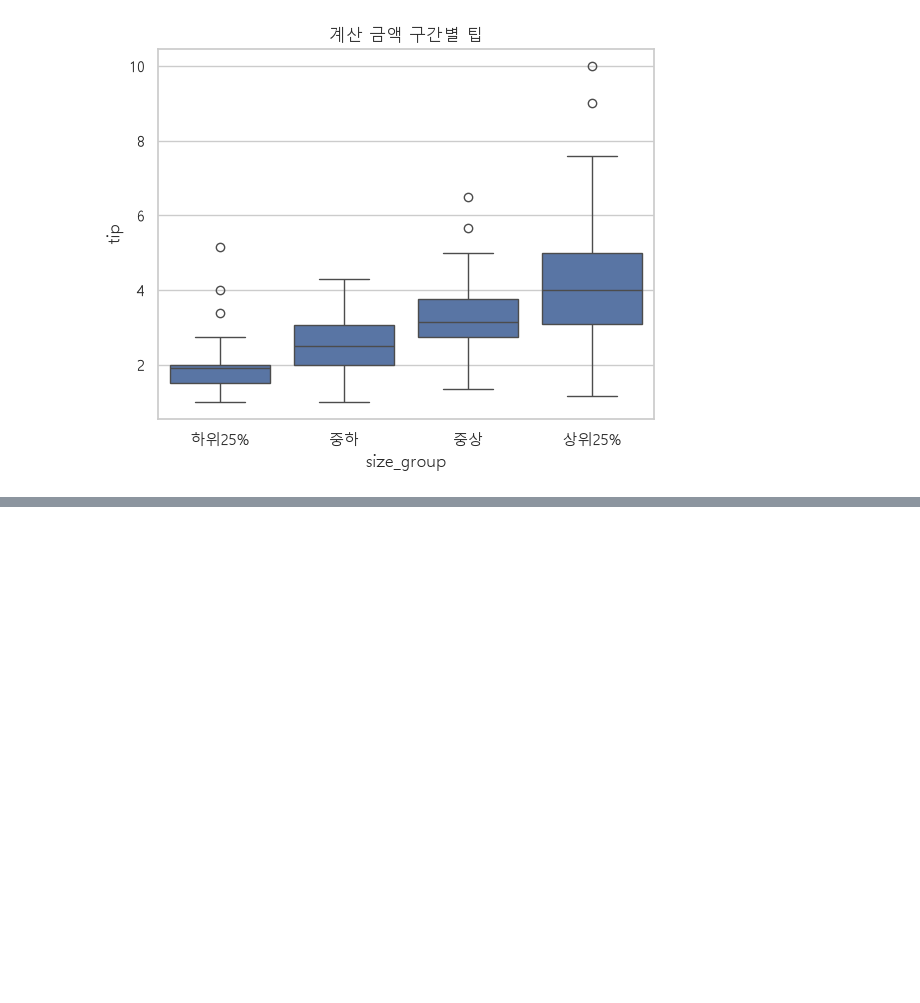
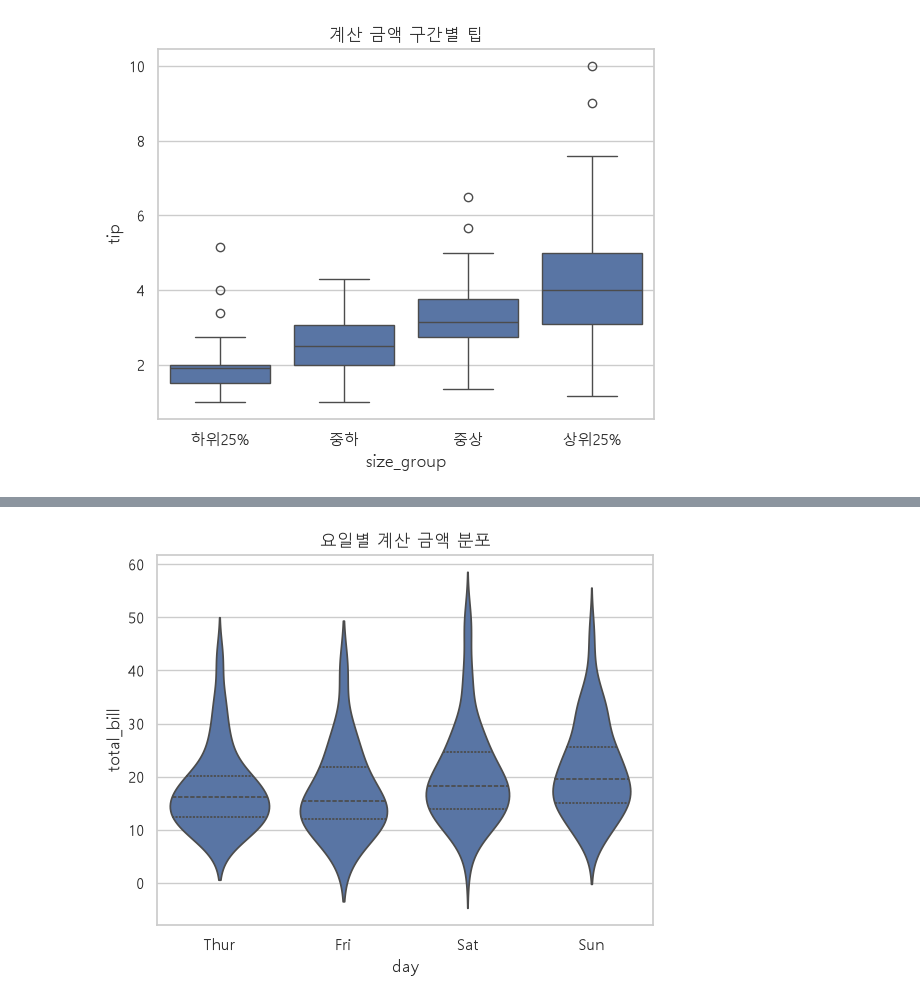
Before and after one commit to ChaeYeongJi/18_r, a Jupyter notebook: 01.ipynb, the cells around one changed output, grey strips where cells are left out. Cells and saved outputs as stored; diff of their text form; code cells hidden in the pictures; blank space fills up the shorter version.

```diff
--- a/01.ipynb
+++ b/01.ipynb
@@ -724,0 +808,6 @@ plt.show()
+# %%
+sns.violinplot(data=tips, x="day", y="total_bill", inner="quartile")   # inner: 안쪽에 사분위선 표시
+plt.title("요일별 계산 금액 분포")
+plt.show()
+# %% [output]
+[figure, added]
```
Also changed, not shown: parts of 18 cells of this notebook.
